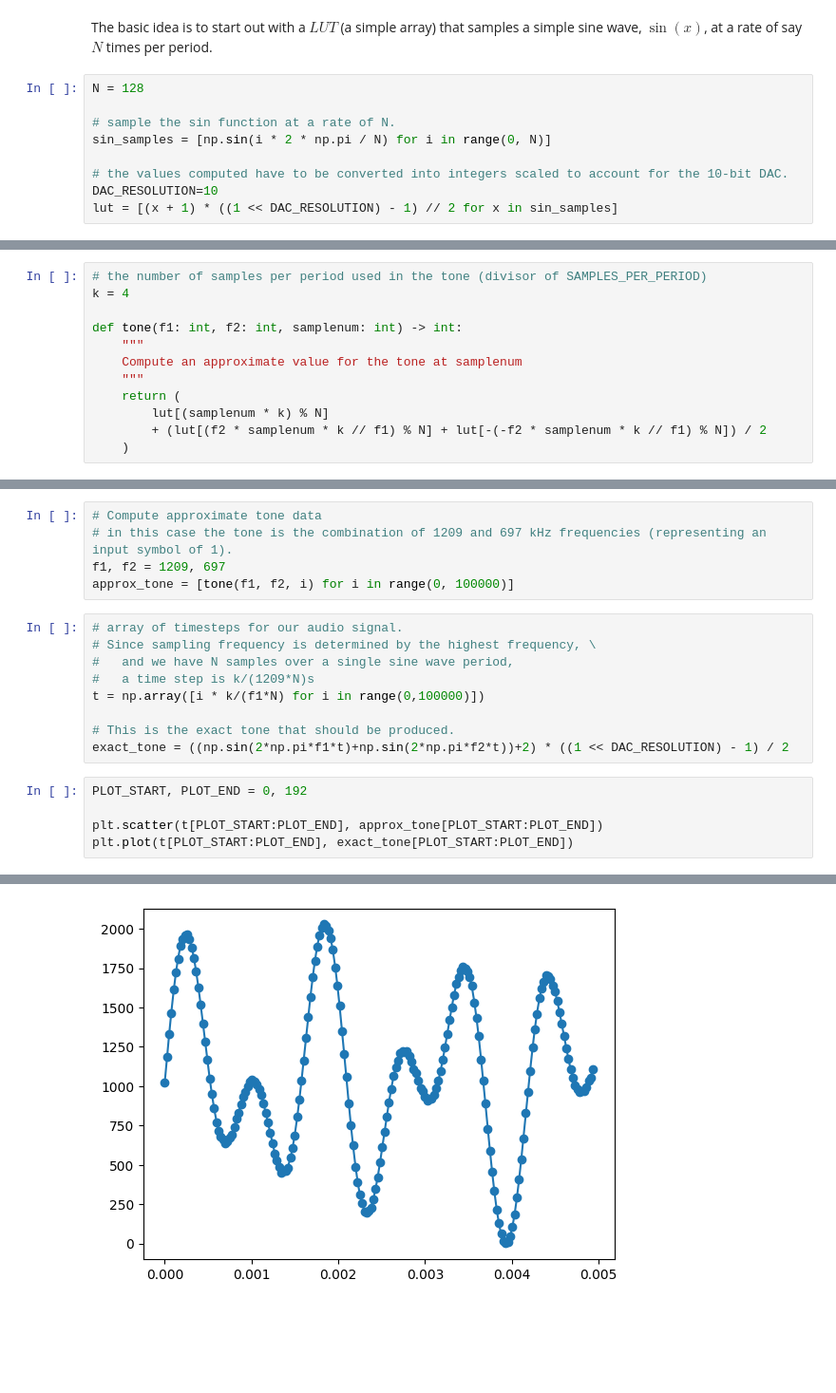
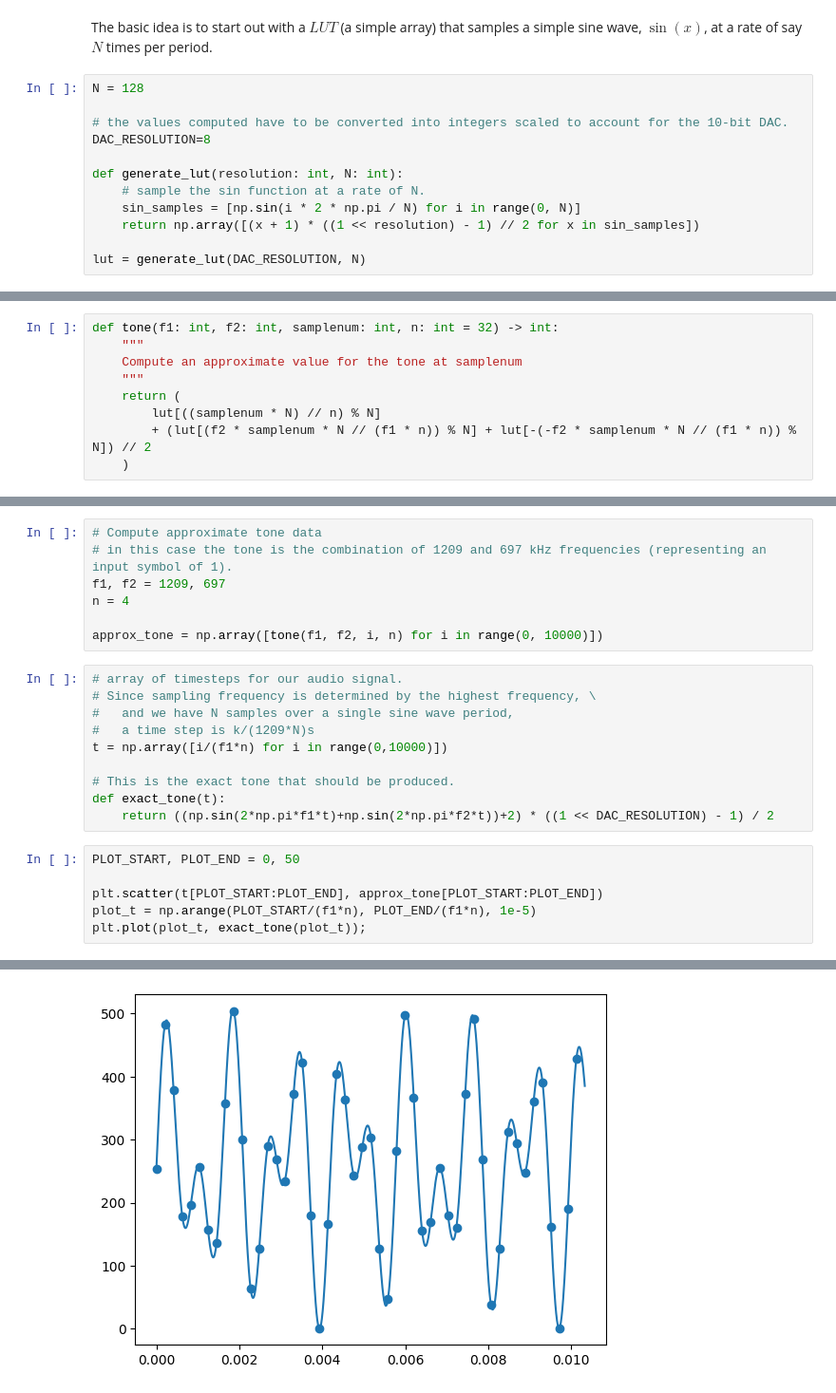
Before and after one commit to MarkMizzi/dtmf-encoder, a Jupyter notebook: documentation/design/tone_generation_poc.ipynb, the cells around one changed output, grey strips where cells are left out. Shown at 95% size. Cells and saved outputs as stored; diff of their text form; blank space fills up the shorter version.

Commit message:
Update Python notebook for PoC of tone generation.

```diff
--- a/documentation/design/tone_generation_poc.ipynb
+++ b/documentation/design/tone_generation_poc.ipynb
@@ -9,12 +12,15 @@ The basic idea is to start out with a $LUT$ (a simple array) that samples a simp
 # %%
 N = 128
 
-# sample the sin function at a rate of N.
-sin_samples = [np.sin(i * 2 * np.pi / N) for i in range(0, N)]
+# the values computed have to be converted into integers scaled to account for the 10-bit DAC.
+DAC_RESOLUTION=8
 
-# the values computed have to be converted into integers scaled to account for the 10-bit DAC.
-DAC_RESOLUTION=10
-lut = [(x + 1) * ((1 << DAC_RESOLUTION) - 1) // 2 for x in sin_samples]
+def generate_lut(resolution: int, N: int):
+    # sample the sin function at a rate of N.
+    sin_samples = [np.sin(i * 2 * np.pi / N) for i in range(0, N)]
+    return np.array([(x + 1) * ((1 << resolution) - 1) // 2 for x in sin_samples])
+
+lut = generate_lut(DAC_RESOLUTION, N)
 # %% [markdown]
 Now we are interested in computing the sum of two sine waves of frequency $f_1$ and $f_2$ sampled at a certain fixed sampling rate.
 
@@ -44,13 +53,10 @@ If $N$ and $k$ are chosen to be powers of 2, the remainders above can be compute
 # %%
-# the number of samples per period used in the tone (divisor of SAMPLES_PER_PERIOD)
-k = 4
-
-def tone(f1: int, f2: int, samplenum: int) -> int:
+def tone(f1: int, f2: int, samplenum: int, n: int = 32) -> int:
     """
     Compute an approximate value for the tone at samplenum
     """
     return (
-        lut[(samplenum * k) % N]
-        + (lut[(f2 * samplenum * k // f1) % N] + lut[-(-f2 * samplenum * k // f1) % N]) / 2
+        lut[((samplenum * N) // n) % N]
+        + (lut[(f2 * samplenum * N // (f1 * n)) % N] + lut[-(-f2 * samplenum * N // (f1 * n)) % N]) // 2
     )
 # %% [markdown]
@@ -63,19 +65,23 @@ To test feasability of this approach, we will compare the approximate tone produ
 # Compute approximate tone data
 # in this case the tone is the combination of 1209 and 697 kHz frequencies (representing an input symbol of 1).
 f1, f2 = 1209, 697
-approx_tone = [tone(f1, f2, i) for i in range(0, 100000)]
+n = 4
+
+approx_tone = np.array([tone(f1, f2, i, n) for i in range(0, 10000)])
 # %%
 # array of timesteps for our audio signal.
 # Since sampling frequency is determined by the highest frequency, \
 #   and we have N samples over a single sine wave period,
 #   a time step is k/(1209*N)s
-t = np.array([i * k/(f1*N) for i in range(0,100000)])
+t = np.array([i/(f1*n) for i in range(0,10000)])
 
 # This is the exact tone that should be produced.
-exact_tone = ((np.sin(2*np.pi*f1*t)+np.sin(2*np.pi*f2*t))+2) * ((1 << DAC_RESOLUTION) - 1) / 2
+def exact_tone(t):
+    return ((np.sin(2*np.pi*f1*t)+np.sin(2*np.pi*f2*t))+2) * ((1 << DAC_RESOLUTION) - 1) / 2
 # %%
-PLOT_START, PLOT_END = 0, 192
+PLOT_START, PLOT_END = 0, 50
 
 plt.scatter(t[PLOT_START:PLOT_END], approx_tone[PLOT_START:PLOT_END])
-plt.plot(t[PLOT_START:PLOT_END], exact_tone[PLOT_START:PLOT_END])
+plot_t = np.arange(PLOT_START/(f1*n), PLOT_END/(f1*n), 1e-5)
+plt.plot(plot_t, exact_tone(plot_t));
 # %% [output]
@@ -83 +88 @@ plt.plot(t[PLOT_START:PLOT_END], exact_tone[PLOT_START:PLOT_END])
-[figure, old version]
+[figure, new version]
```
Also changed, not shown: parts of 8 cells of this notebook.
